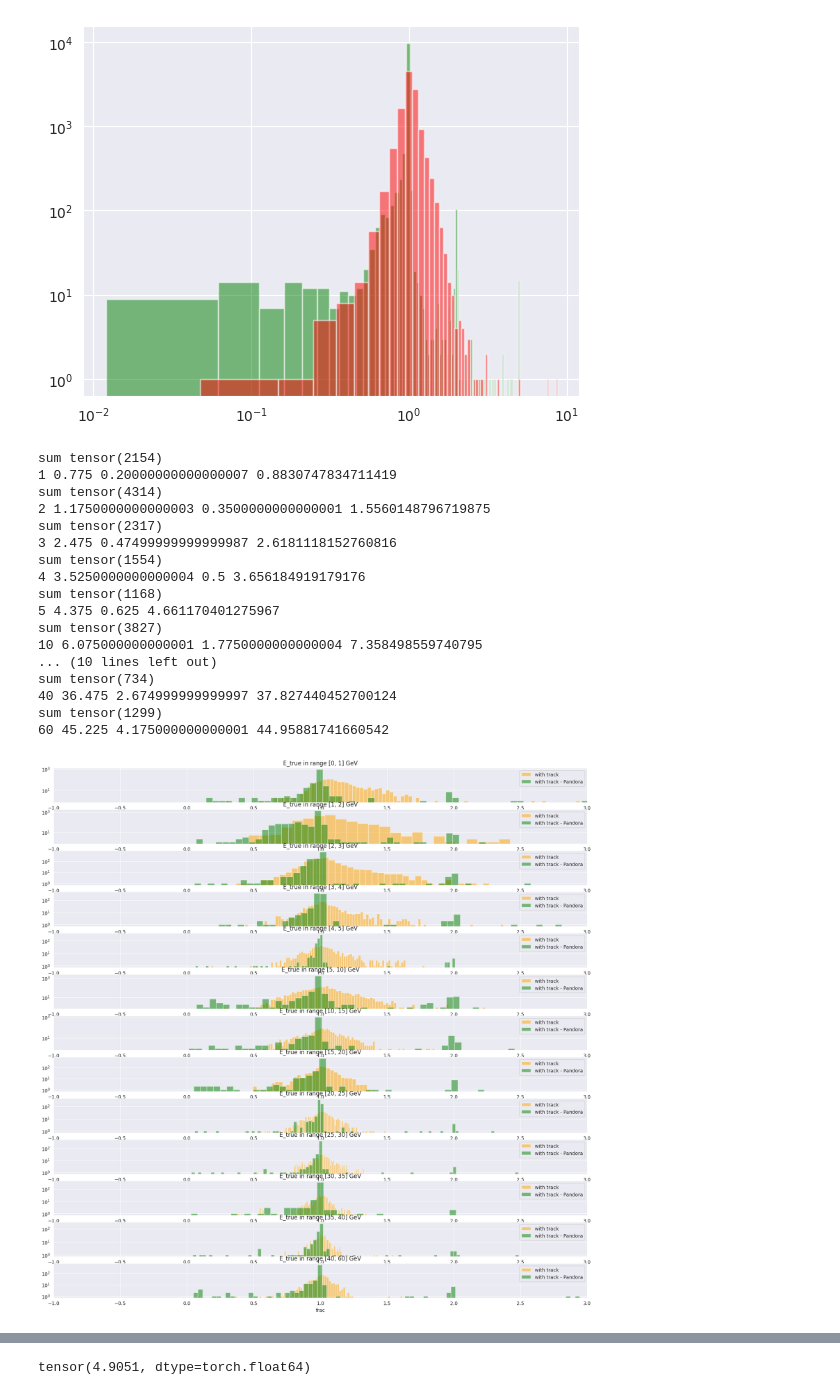
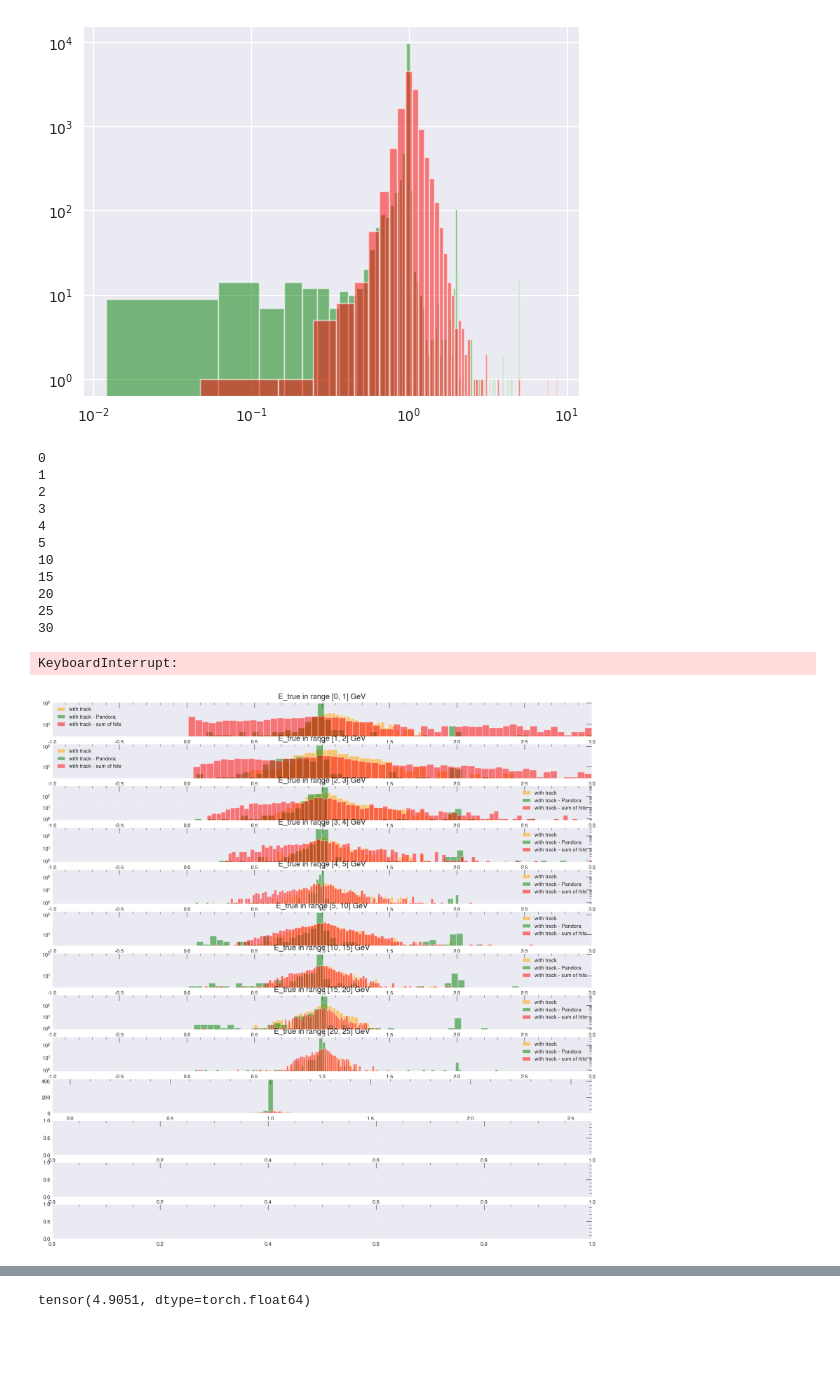
Before and after one commit to selvaggi/mlpf, a Jupyter notebook: notebooks/8_train_energy_regression.ipynb, the cells around one changed output, grey strips where cells are left out. Drawn from its saved outputs; the diff is of its cells as text; code cells hidden in the pictures; blank space fills up the shorter version.

```diff
--- a/notebooks/8_train_energy_regression.ipynb
+++ b/notebooks/8_train_energy_regression.ipynb
@@ -1,5 +1,9 @@
 # %%
 import wandb
+import mplhep as hep
+hep.style.use("CMS")
+import matplotlib
+matplotlib.rc('font', size=13)
 # %%
 import os
 os.environ.get("LD_LIBRARY_PATH")
@@ -48,7 +52,7 @@ def get_gb():
     return model
 
 
-def main(ds, train_only_on_tracks=False):
+def main(ds, train_only_on_tracks=False, train_only_on_neutral=False):
     split = list(get_split(ds))
     gpus = [0]
     wandb.init(project="mlpf_debug_energy_corr", entity="fcc_ml")
@@ -59,6 +63,11 @@ def main(ds, train_only_on_tracks=False):
         model = get_gb()
         if train_only_on_tracks:
             mask = (split[0][:, 3] > 0) & (split[0][:, 7] > 0)
+            split[0] = split[0][mask]
+            split[2] = split[2][mask]
+            split[4] = split[4][mask]
+        elif train_only_on_neutral:
+            mask = (split[0][:, 3] == 0) & (split[0][:, 7] == 0)
             split[0] = split[0][mask]
             split[2] = split[2][mask]
             split[4] = split[4][mask]
@@ -380,56 +421,64 @@ e_thresholds = [0, 1, 2, 3, 4, 5, 10, 15, 20, 25, 30, 35, 40, 60]  # True E thre
 # set fig size
 mpvs_model, s68s_model = [], []
 mpvs_pandora, s68s_pandora = [], []
+mpvs_sum_hits, s68s_sum_hits = [], []
+mpvs_model_normalized, mpvs_pandora_normalized, mpvs_normalized_sum_hits = [], [], []
 
 e_true = (1+yt) * split[1][:, 6].numpy()
 e_pred = (1+yp) * split[1][:, 6].numpy()
 frac_pred = e_pred / e_true
+frac_e_sum = split[1][:, 6].clone().detach().cpu().numpy() / e_true
 e_track = split[1][:, 3].clone().detach().cpu().numpy()
 frac_track = e_track / e_true
 track_filter = ((split[1][:, 3] > 0) & (split[1][:, 7] > 0))
 not_track_filter = ~track_filter
 fig, ax = plt.subplots(len(e_thresholds) - 1, figsize=(20, 20))
+binsize = 0.01
 for i, e_threshold in enumerate(e_thresholds):
+    print(e_threshold)
     if i == 0:
         continue
     filt_energy = (e_true < e_thresholds[i]) & (e_true >= e_thresholds[i-1])
-    print("sum", filt_energy.sum())
     ax[i-1].hist(frac_pred[track_filter & filt_energy], bins=100, color="orange", label="with track", alpha=0.5)
     ax[i-1].hist(frac_track.clip(max=5)[track_filter & filt_energy], bins=100, color="green", label="with track - Pandora", alpha=0.5)
-    mpv, s68 = obtain_MPV_and_68(e_pred[filt_energy & track_filter], bins_per_binned_E=np.arange(0, 5*e_thresholds[i], 0.05))
+    ax[i-1].hist(frac_e_sum[track_filter & filt_energy], bins=100, color="red", label="with track - sum of hits", alpha=0.5)
+    mpv, s68 = obtain_MPV_and_68(e_pred[filt_energy & track_filter], bins_per_binned_E=np.arange(0, 5*e_thresholds[i], binsize))
     mpvs_model, s68s_model = mpvs_model + [mpv], s68s_model + [s68]
-    mpv, s68 = obtain_MPV_and_68(e_track[filt_energy & track_filter], bins_per_binned_E=np.arange(0, 5*e_thresholds[i], 0.05))
+    mpv, _ = obtain_MPV_and_68(frac_pred[filt_energy & track_filter], bins_per_binned_E=np.arange(0, 5, binsize))
+    mpvs_model_normalized.append(mpv)
+    mpv, s68 = obtain_MPV_and_68(e_track[filt_energy & track_filter], bins_per_binned_E=np.arange(0, 5*e_thresholds[i], binsize))
     mpvs_pandora, s68s_pandora = mpvs_pandora + [mpv], s68s_pandora + [s68]
+    mpv, _ = obtain_MPV_and_68(frac_track[filt_energy & track_filter], bins_per_binned_E=np.arange(0, 5, binsize))
+    mpvs_pandora_normalized.append(mpv)
+    mpv, s68 = obtain_MPV_and_68(split[1][:, 6].clone().detach().cpu().numpy()[filt_energy & track_filter], bins_per_binned_E=np.arange(0, 5*e_thresholds[i], binsize))
+    mpvs_sum_hits, s68s_sum_hits = mpvs_sum_hits + [mpv], s68s_sum_hits + [s68]
+    mpv, _ = obtain_MPV_and_68(frac_e_sum[filt_energy & track_filter], bins_per_binned_E=np.arange(0, 5, binsize))
+    mpvs_normalized_sum_hits.append(mpv)
     # now with filt ecalE and hcalE
     #mpvs.append(1/2 * (e_thresholds[i] + e_thresholds[i-1]))
     #mpvs.append(mpv)
     #s68s.append(s68)
     #print(f"MPV: {mpv}, 68%: {s68}")
     # only hadronic
     ax[i-1].set_xlabel("frac")
     ax[i-1].set_xlim([-1,3])
     ax[i-1].set_title(f"E_true in range [{e_thresholds[i-1]}, {e_thresholds[i]}] GeV")
     # log x axis
     ax[i-1].set_yscale("log")
     ax[i-1].legend()
 fig.show()
 # %% [output]
-sum tensor(2154)
-1 0.775 0.20000000000000007 0.8830747834711419
-sum tensor(4314)
-2 1.1750000000000003 0.3500000000000001 1.5560148796719875
-sum tensor(2317)
-3 2.475 0.47499999999999987 2.6181118152760816
-sum tensor(1554)
-4 3.5250000000000004 0.5 3.656184919179176
-sum tensor(1168)
-5 4.375 0.625 4.661170401275967
-sum tensor(3827)
-10 6.075000000000001 1.7750000000000004 7.358498559740795
-... (10 lines left out)
-sum tensor(734)
-40 36.475 2.674999999999997 37.827440452700124
-sum tensor(1299)
-60 45.225 4.175000000000001 44.95881741660542
+0
+1
+2
+3
+4
+5
+10
+15
+20
+25
+30
+KeyboardInterrupt:
-[figure, old version]
+[figure, new version]
 # %%
```
Also changed, not shown: parts of 3 cells of this notebook.
